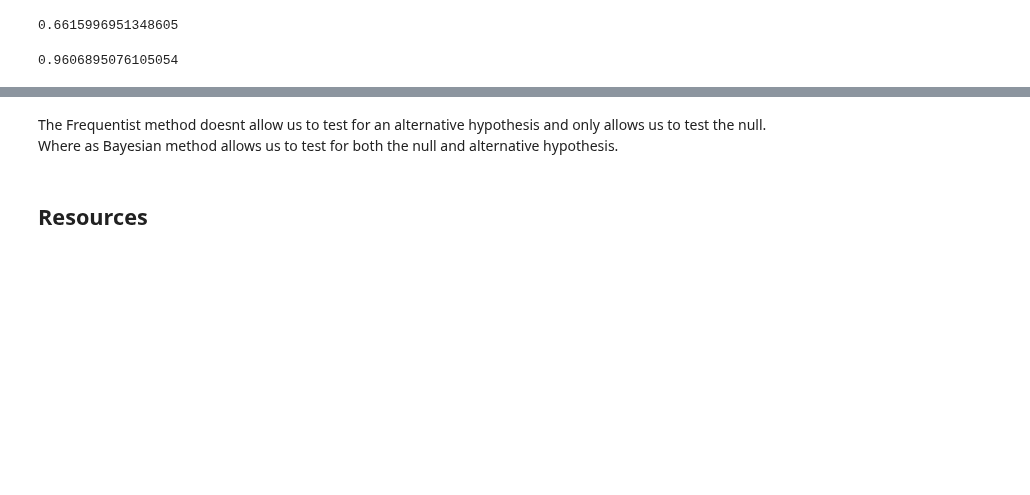
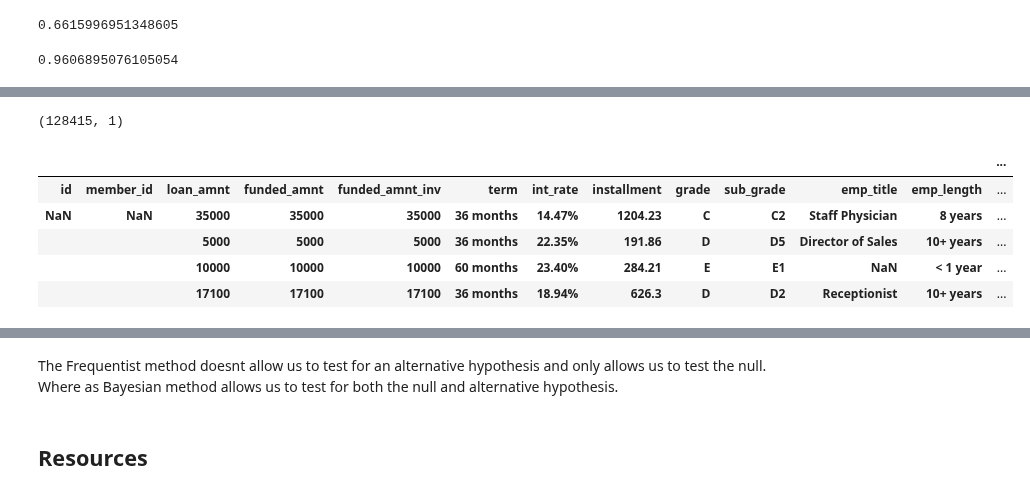
Before and after one commit to bloominstituteoftechnology/DS-Unit-1-Sprint-1-Data-Wrangling-and-Storytelling, a Jupyter notebook: module3/Copy_of_LS_DS_123_Introduction_to_Bayesian_Inference_Assignment.ipynb, the cells around one changed output, grey strips where cells are left out. Drawn from its saved outputs; the diff is of its cells as text; code cells hidden in the pictures; blank space fills up the shorter version.

```diff
--- a/module3/Copy_of_LS_DS_123_Introduction_to_Bayesian_Inference_Assignment.ipynb
+++ b/module3/Copy_of_LS_DS_123_Introduction_to_Bayesian_Inference_Assignment.ipynb
@@ -110,0 +211,12 @@ post4
+# %%
+df = pd.read_csv('LoanStats_2018Q4.csv', na_values=" ?")
+print(df.shape)
+df.head()
+# %% [output]
+(128415, 1)
+|  |  |  |  |  |  |  |  |  |  |  |  | ... |
+| id | member_id | loan_amnt | funded_amnt | funded_amnt_inv | term | int_rate | installment | grade | sub_grade | emp_title | emp_length | ... |
+| NaN | NaN | 35000 | 35000 | 35000 | 36 months | 14.47% | 1204.23 | C | C2 | Staff Physician | 8 years | ... |
+|  |  | 5000 | 5000 | 5000 | 36 months | 22.35% | 191.86 | D | D5 | Director of Sales | 10+ years | ... |
+|  |  | 10000 | 10000 | 10000 | 60 months | 23.40% | 284.21 | E | E1 | NaN | < 1 year | ... |
+|  |  | 17100 | 17100 | 17100 | 36 months | 18.94% | 626.3 | D | D2 | Receptionist | 10+ years | ... |
```
Also changed, not shown: parts of 20 cells of this notebook.
